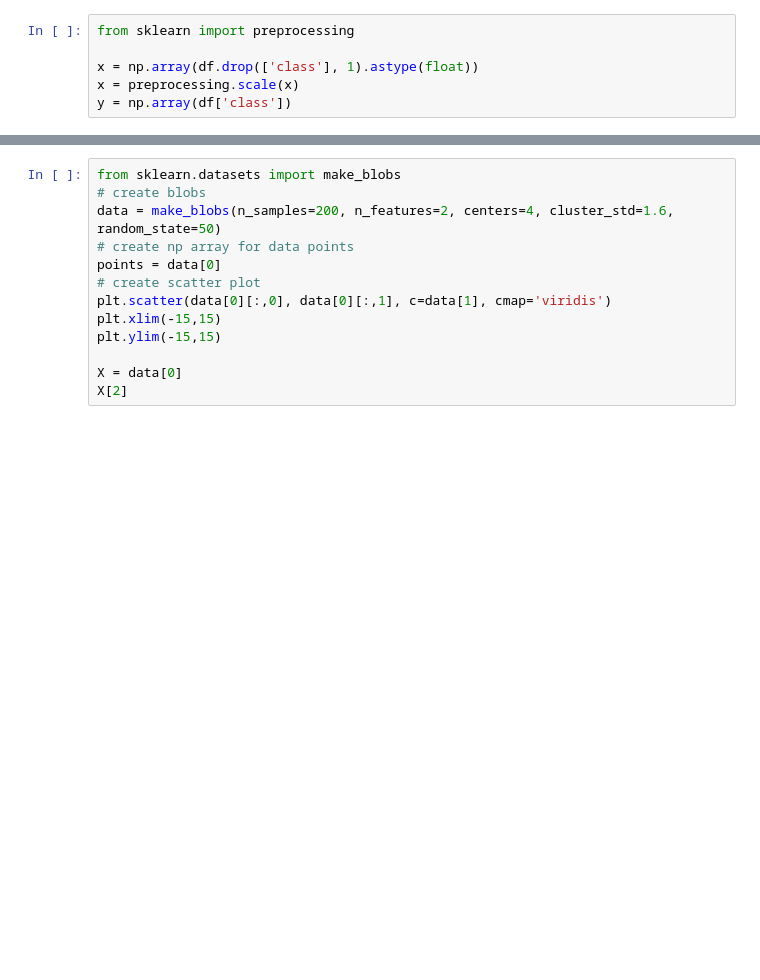
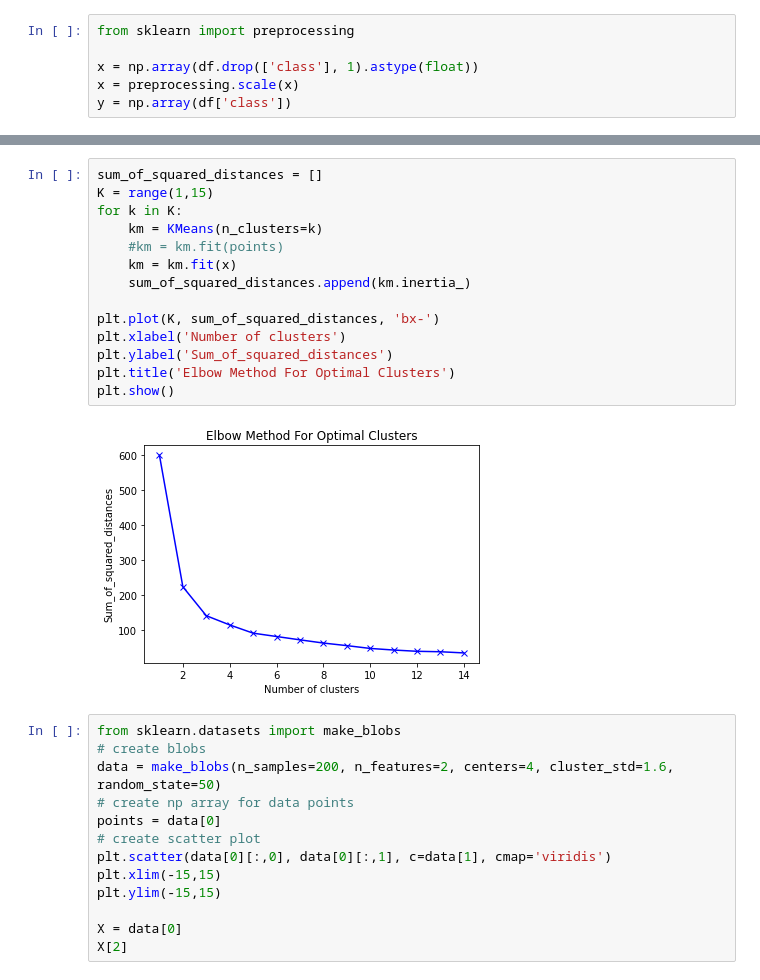
Before and after one commit to zack-murray/CS-Data-Science-Build-Week-1, a Jupyter notebook: Testing_KMC.ipynb, the cells around one changed output, grey strips where cells are left out. Drawn from its saved outputs; the diff is of its cells as text; blank space fills up the shorter version.

```diff
--- a/Testing_KMC.ipynb
+++ b/Testing_KMC.ipynb
@@ -175,3 +251,19 @@ plot_clusters(3, 200)
+# %%
+sum_of_squared_distances = []
+K = range(1,15)
+for k in K:
+    km = KMeans(n_clusters=k)
+    #km = km.fit(points)
+    km = km.fit(x)
+    sum_of_squared_distances.append(km.inertia_)
+
+plt.plot(K, sum_of_squared_distances, 'bx-')
+plt.xlabel('Number of clusters')
+plt.ylabel('Sum_of_squared_distances')
+plt.title('Elbow Method For Optimal Clusters')
+plt.show()
+# %% [output]
+[figure, added]
 # %%
 from sklearn.datasets import make_blobs
 # create blobs
```
Also changed, not shown: parts of 9 cells of this notebook, 5 other files.
